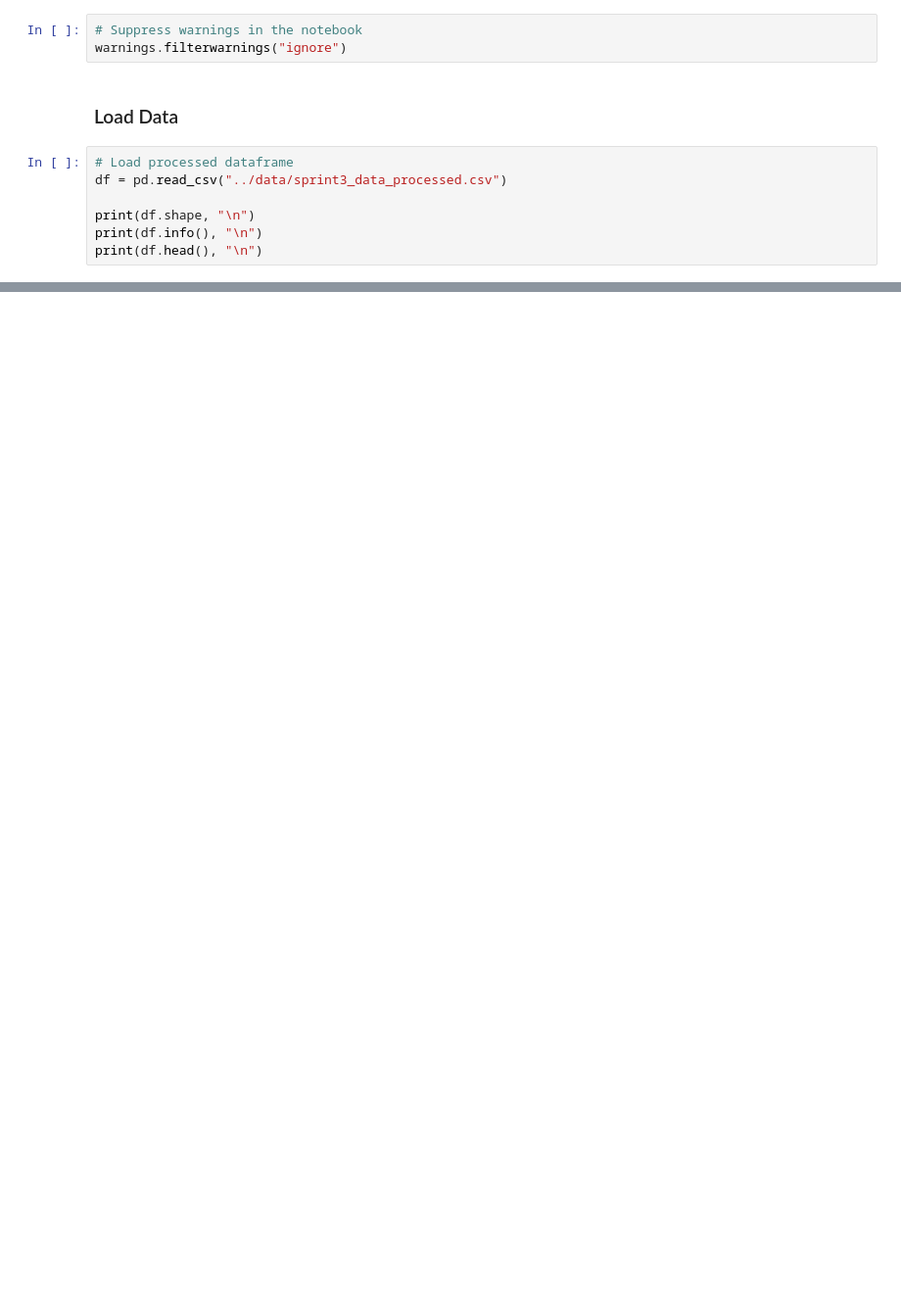
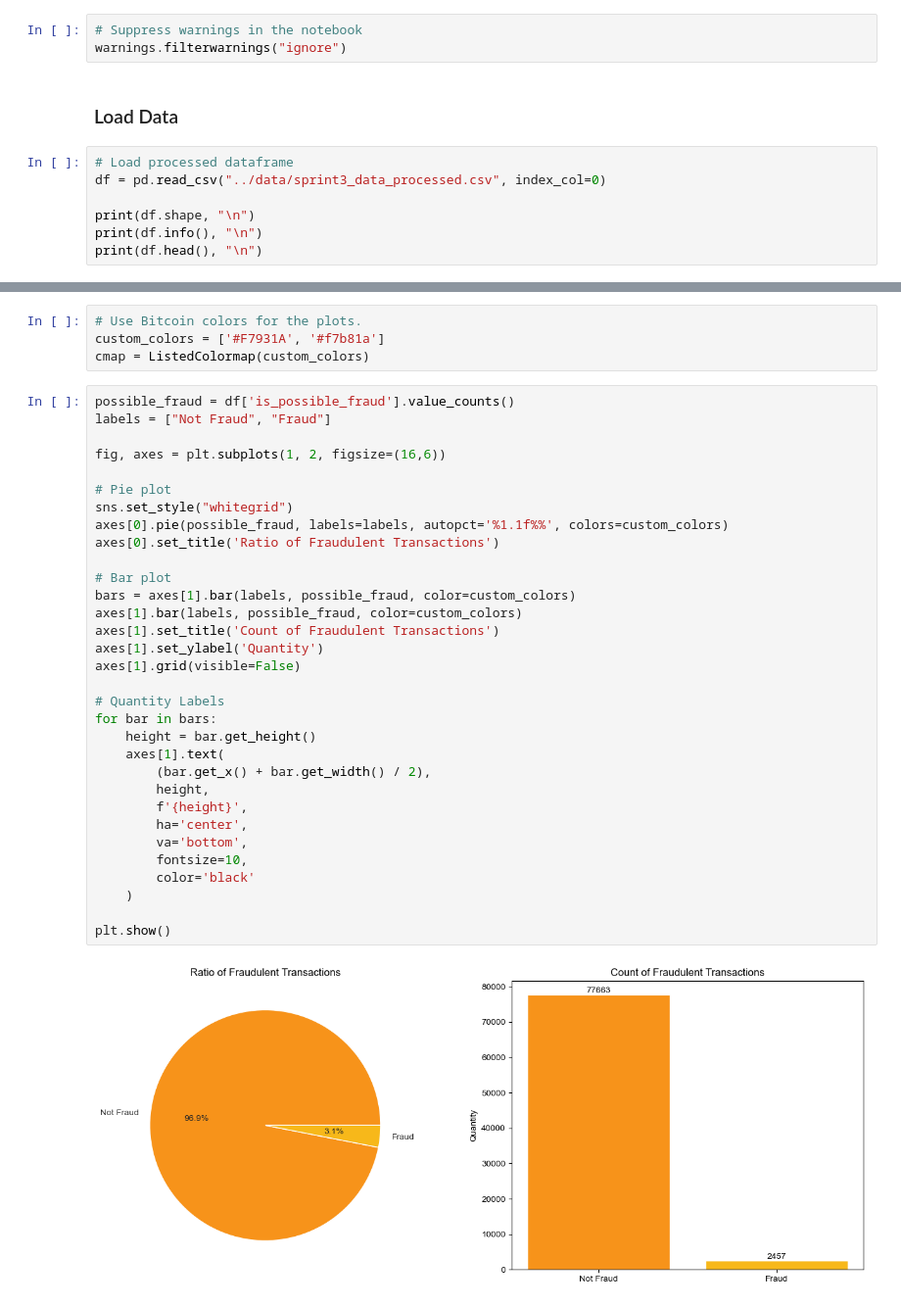
Before and after one commit to yaelBrown/Detecting-Fraud-in-Blockchain, a Jupyter notebook: notebooks/Sprint3_EDA.ipynb, the cells around one changed output, grey strips where cells are left out. Shown: that part at 98% size. Saved outputs shown, nothing was run; the diff lists cells and outputs as text; blank space fills up the shorter version.

```diff
--- a/notebooks/Sprint3_EDA.ipynb
+++ b/notebooks/Sprint3_EDA.ipynb
@@ -15,7 +18,7 @@ warnings.filterwarnings("ignore")
 ### Load Data
 # %%
 # Load processed dataframe
-df = pd.read_csv("../data/sprint3_data_processed.csv")
+df = pd.read_csv("../data/sprint3_data_processed.csv", index_col=0)
 
 print(df.shape, "\n")
 print(df.info(), "\n")
@@ -40,0 +55,38 @@ Data columns (total 12 columns):
+# %%
+# Use Bitcoin colors for the plots.
+custom_colors = ['#F7931A', '#f7b81a']
+cmap = ListedColormap(custom_colors)
+# %%
+possible_fraud = df['is_possible_fraud'].value_counts()
+labels = ["Not Fraud", "Fraud"]
+
+fig, axes = plt.subplots(1, 2, figsize=(16,6))
+
+# Pie plot
+sns.set_style("whitegrid")
+axes[0].pie(possible_fraud, labels=labels, autopct='%1.1f%%', colors=custom_colors)
+axes[0].set_title('Ratio of Fraudulent Transactions')
+
+# Bar plot
+bars = axes[1].bar(labels, possible_fraud, color=custom_colors)
+axes[1].bar(labels, possible_fraud, color=custom_colors)
+axes[1].set_title('Count of Fraudulent Transactions')
+axes[1].set_ylabel('Quantity')
+axes[1].grid(visible=False)
+
+# Quantity Labels
+for bar in bars:
+    height = bar.get_height()
+    axes[1].text(
+        (bar.get_x() + bar.get_width() / 2),
+        height,
+        f'{height}',
+        ha='center',
+        va='bottom',
+        fontsize=10,
+        color='black'
+    )
+
+plt.show()
+# %% [output]
+[figure, added]
```
Also changed, not shown: parts of 13 cells of this notebook, 1 other file.
